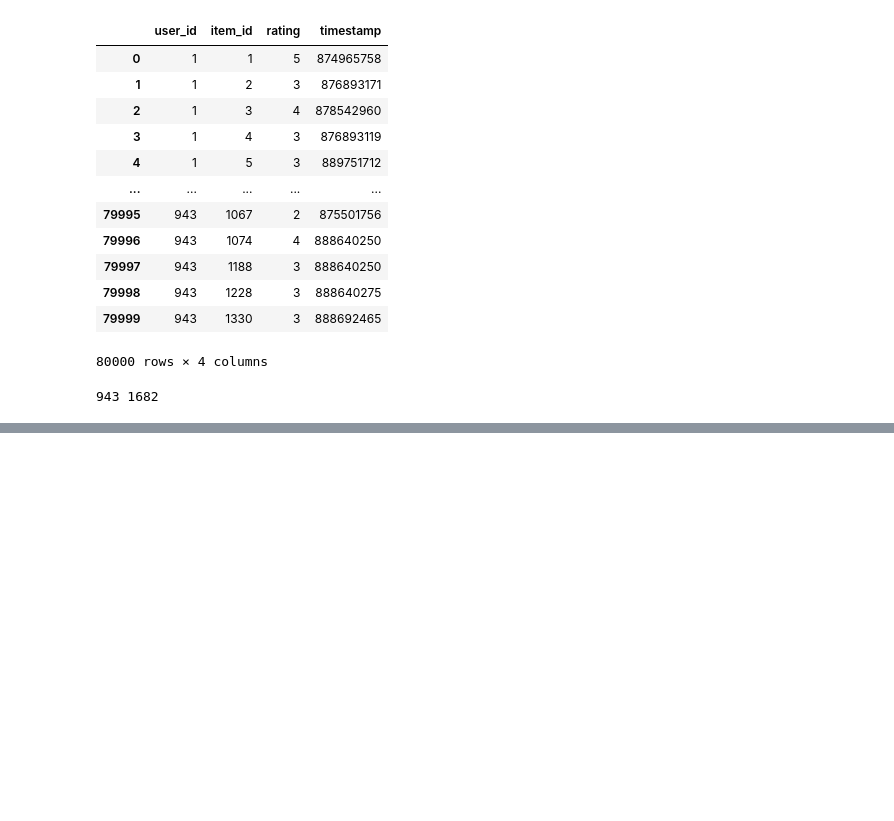
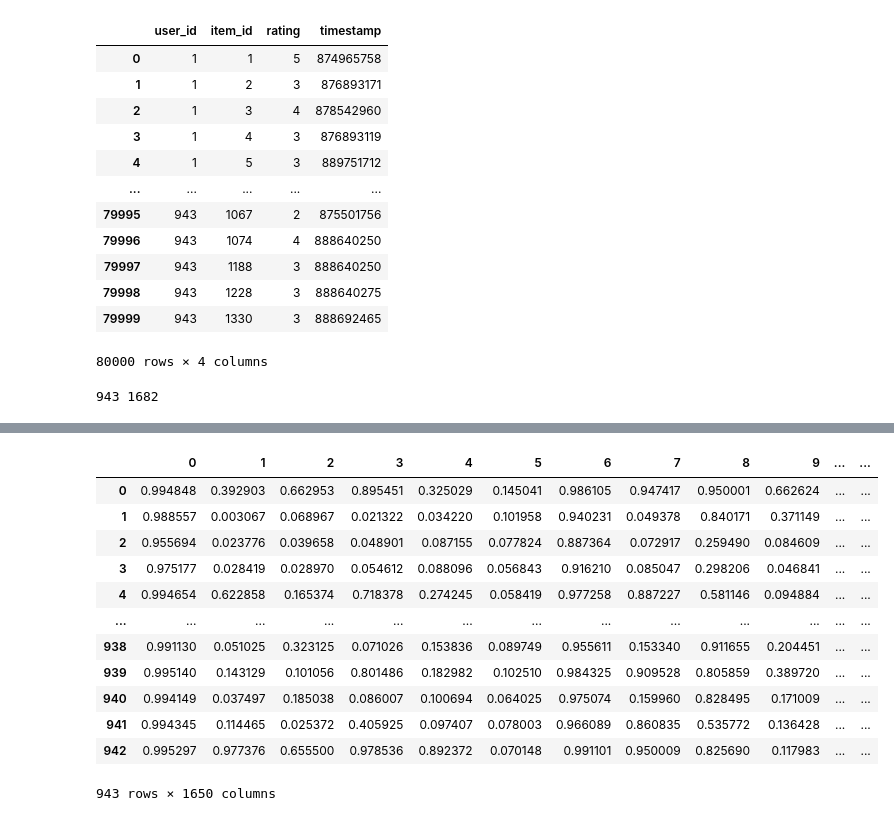
Before and after one commit to freddd1/AutoRec, a Jupyter notebook: driver.ipynb, the cells around one changed output, grey strips where cells are left out. Cells and saved outputs as stored; diff of their text form; code cells hidden in the pictures; blank space fills up the shorter version.

```diff
--- a/driver.ipynb
+++ b/driver.ipynb
@@ -122,11 +123,3 @@ Wall time: 8.97 s
 # https://d2l.ai/chapter_recommender-systems/autorec.html
 # https://github.com/gtshs2/Autorec
 # https://github.com/ImKeTT/Recommend_algorithms_Librec2Python/blob/master/AutoRec_torch/src/model.py
-# %%
-class AutoRec(nn.Module):
-    """
-    AutoRec model
-    """
-    def __init__(self, ):
-        super().__init__()
-        self.encoder = nn.Dense()
@@ -132,0 +194,23 @@ class AutoRec(nn.Module):
+# %%
+def train_epocs(train, model, epochs=10, lr=0.001, reg=0):
+    optimizer = torch.optim.Adam(model.parameters(), lr=lr, weight_decay=reg)
+    for i in range(epochs):
+        model.train()
+
+        rating = torch.FloatTensor(train.values).to(device)
+
+        preds = model(rating)
+        print(f'{preds.shape=}')
+        loss = torch.sqrt(nn.functional.mse_loss(preds, rating))
+
+        # backpropagation
+        optimizer.zero_grad()
+        loss.backward()
+
+        # update
+        optimizer.step()
+
+        print(f'train RMSE: {loss.item()}')
+    return preds
+
+p = train_epocs(train, model, epochs=100)
@@ -132,0 +235,16 @@ class AutoRec(nn.Module):
+# %%
+pd.DataFrame(torch.Tensor.cpu(p).detach().numpy())
+# %% [output]
+|  | 0 | 1 | 2 | 3 | 4 | 5 | 6 | 7 | 8 | 9 | ... | ... |
+| 0 | 0.994848 | 0.392903 | 0.662953 | 0.895451 | 0.325029 | 0.145041 | 0.986105 | 0.947417 | 0.950001 | 0.662624 | ... | ... |
+| 1 | 0.988557 | 0.003067 | 0.068967 | 0.021322 | 0.034220 | 0.101958 | 0.940231 | 0.049378 | 0.840171 | 0.371149 | ... | ... |
+| 2 | 0.955694 | 0.023776 | 0.039658 | 0.048901 | 0.087155 | 0.077824 | 0.887364 | 0.072917 | 0.259490 | 0.084609 | ... | ... |
+| 3 | 0.975177 | 0.028419 | 0.028970 | 0.054612 | 0.088096 | 0.056843 | 0.916210 | 0.085047 | 0.298206 | 0.046841 | ... | ... |
+| 4 | 0.994654 | 0.622858 | 0.165374 | 0.718378 | 0.274245 | 0.058419 | 0.977258 | 0.887227 | 0.581146 | 0.094884 | ... | ... |
+| ... | ... | ... | ... | ... | ... | ... | ... | ... | ... | ... | ... | ... |
+| 938 | 0.991130 | 0.051025 | 0.323125 | 0.071026 | 0.153836 | 0.089749 | 0.955611 | 0.153340 | 0.911655 | 0.204451 | ... | ... |
+| 939 | 0.995140 | 0.143129 | 0.101056 | 0.801486 | 0.182982 | 0.102510 | 0.984325 | 0.909528 | 0.805859 | 0.389720 | ... | ... |
+| 940 | 0.994149 | 0.037497 | 0.185038 | 0.086007 | 0.100694 | 0.064025 | 0.975074 | 0.159960 | 0.828495 | 0.171009 | ... | ... |
+| 941 | 0.994345 | 0.114465 | 0.025372 | 0.405925 | 0.097407 | 0.078003 | 0.966089 | 0.860835 | 0.535772 | 0.136428 | ... | ... |
+| 942 | 0.995297 | 0.977376 | 0.655500 | 0.978536 | 0.892372 | 0.070148 | 0.991101 | 0.950009 | 0.825690 | 0.117983 | ... | ... |
+943 rows × 1650 columns
```
Also changed, not shown: parts of 9 cells of this notebook.
